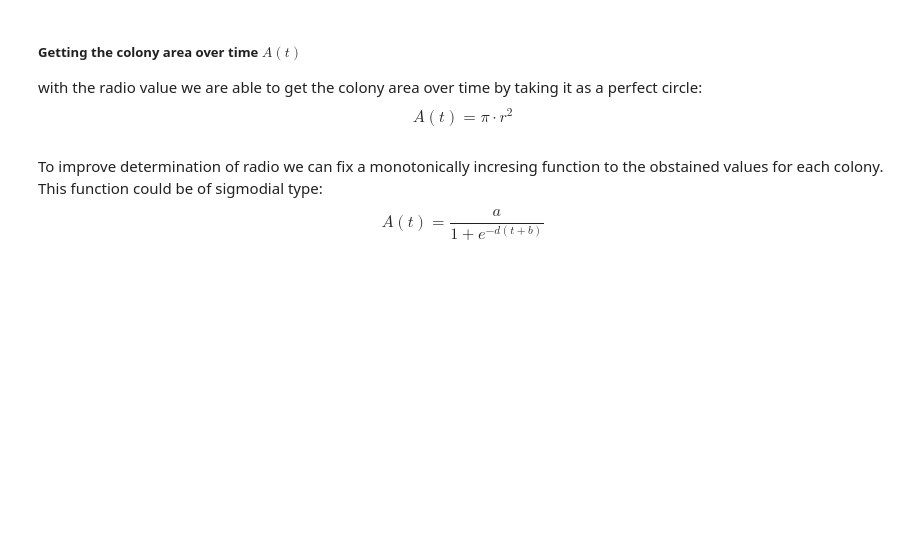
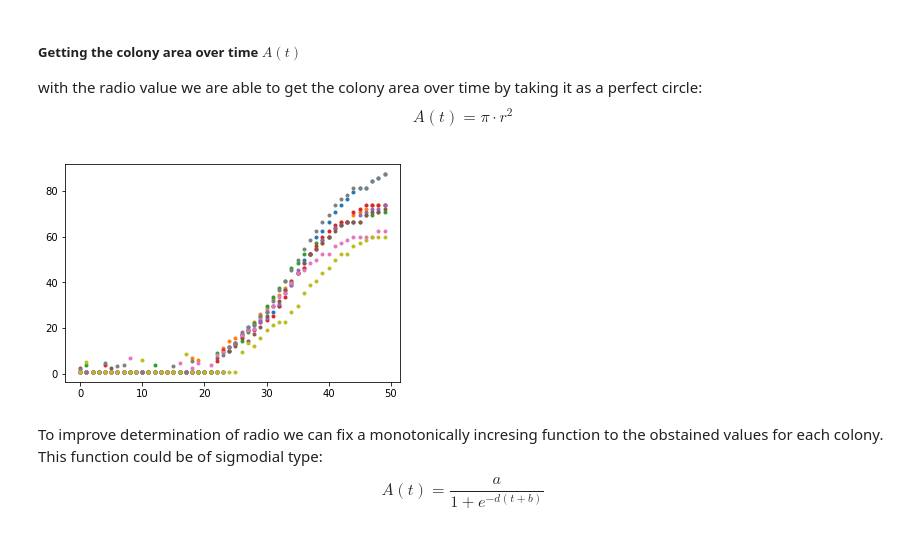
Before and after one commit to RudgeLab/FluoPi, a Jupyter notebook: Examples/Colony_size_and_fluo_full.ipynb, the cells around one changed output. Cells and saved outputs as stored; diff of their text form; code cells hidden in the pictures; blank space fills up the shorter version.

```diff
--- a/Examples/Colony_size_and_fluo_full.ipynb
+++ b/Examples/Colony_size_and_fluo_full.ipynb
@@ -200,7 +268,9 @@ fluopi.checkR(R_frame5[IDCol],ACRoisS,IDCol,T,filename='Plots/Chemograph_'+str(I
 ##### Getting the colony area over time $A(t)$
 with the radio value we are able to get the colony area over time by taking it as a perfect circle: $$A(t) = \pi \cdot r^{2}$$
 # %%
-A=fluopi.Area(R_frame5,Cols,T)
+A=fluopi.Area(R_frame,Cols,T)
+# %% [output]
+[figure, added]
 # %% [markdown]
 To improve determination of radio we can fix a monotonically incresing function to the obstained values for each colony. This function could be of sigmodial type:
 \begin{equation}
```
Also changed, not shown: parts of 40 cells of this notebook, 1 other file.
